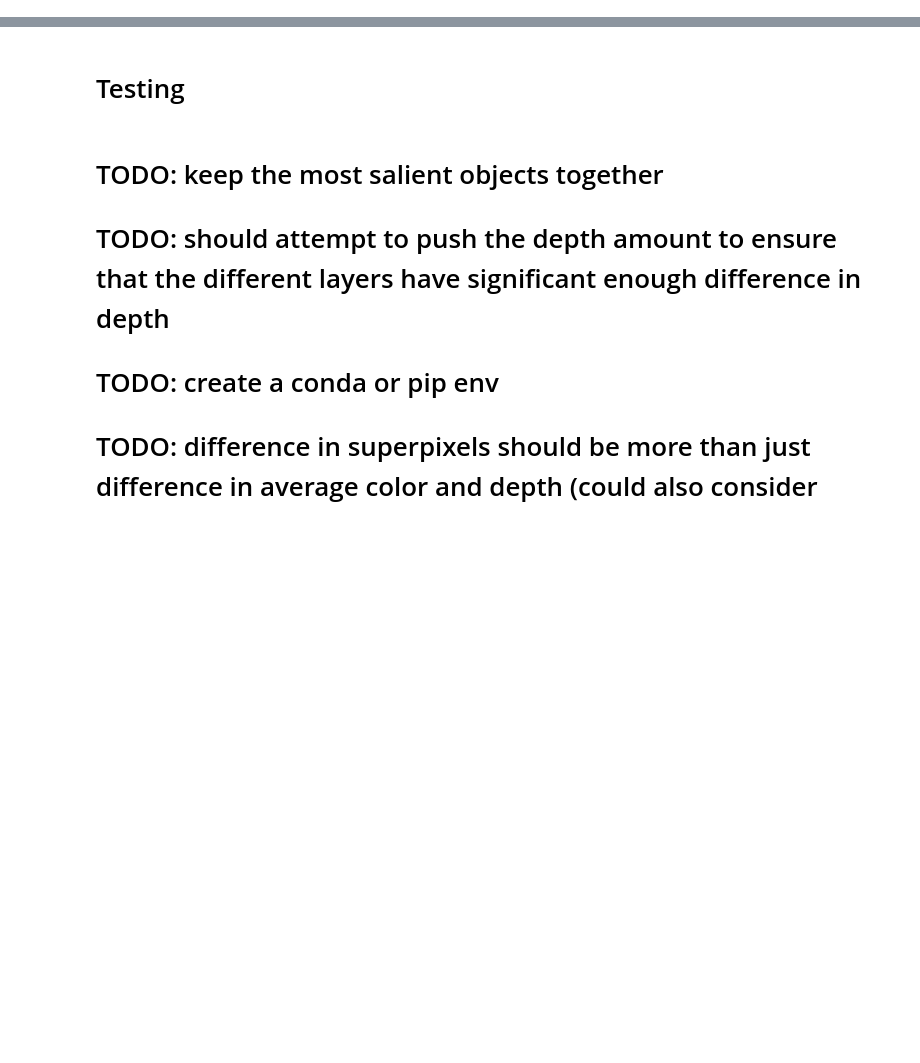
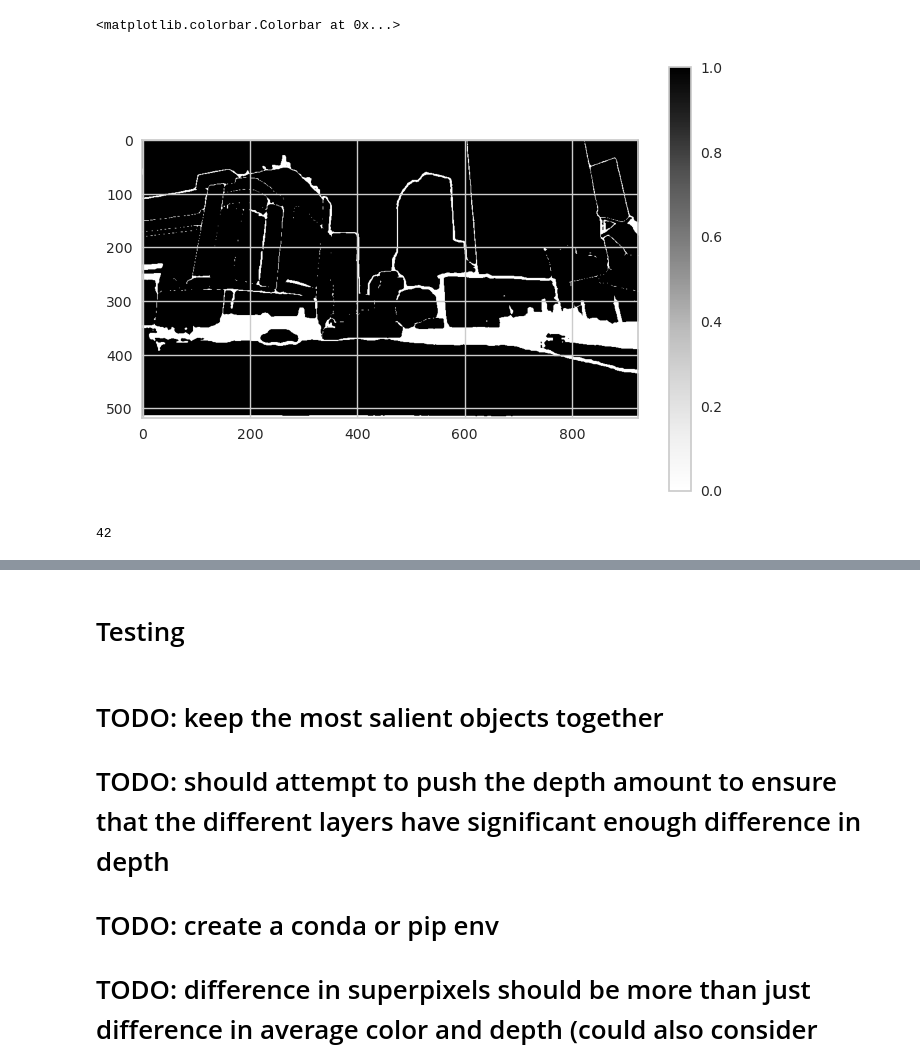
Before and after one commit to koitu/cs413-computational-photography-project, a Jupyter notebook: graph_testing.ipynb, the cells around one changed output, grey strips where cells are left out. Drawn from its saved outputs; the diff is of its cells as text; code cells hidden in the pictures; blank space fills up the shorter version.

```diff
--- a/graph_testing.ipynb
+++ b/graph_testing.ipynb
@@ -60 +69,27 @@ print(f"Optimal number of clusters: {optimalK}")
+# %%
+# print(masks[1])
+n, m, d = img.shape
+
+final_mask = np.zeros((n, m), dtype=bool)
+
+# for msk in masks:
+for msk in object_masks:
+    # print(msk['stability_score'])
+    mask = msk['segmentation']
+
+    image = np.zeros((n, m, d))
+    image[mask, :] = img[mask, :]
+    final_mask[mask] = True
+    # plt.imshow(image)
+    # plt.show()
+
+plt.imshow(final_mask)
+plt.colorbar()
+# %% [output]
+<matplotlib.colorbar.Colorbar at 0x...>
+[figure, added]
+# %%
+print(len(object_masks))
+# %% [output]
+42
 # %%
```
Also changed, not shown: parts of 24 cells of this notebook, 1 other file.
